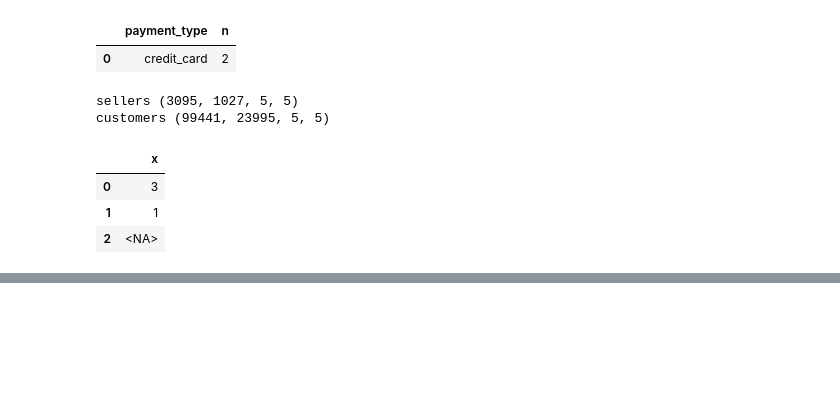
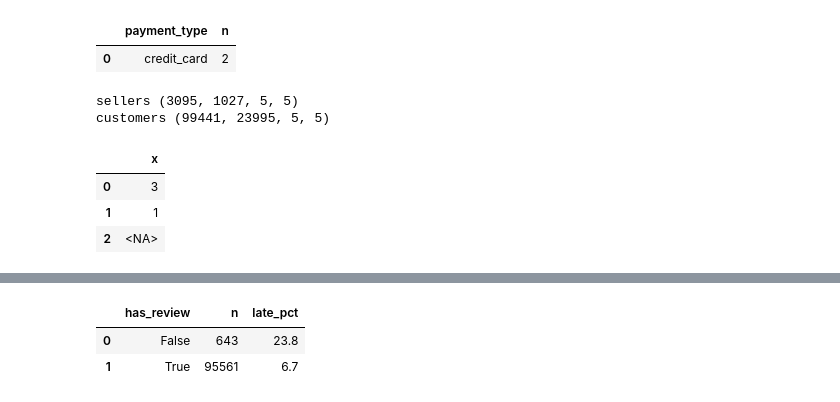
Before and after one commit to choi-yeonju/data-analysis-portfolio, a Jupyter notebook: olist/notebooks/01_load_check.ipynb, the cells around one changed output, grey strips where cells are left out. Saved outputs shown, nothing was run; the diff lists cells and outputs as text; code cells hidden in the pictures; blank space fills up the shorter version.

```diff
--- a/olist/notebooks/01_load_check.ipynb
+++ b/olist/notebooks/01_load_check.ipynb
@@ -394,0 +398,85 @@ GROUP BY order_id
+# %%
+# (a) 선택편향: 리뷰 없음/있음 지연율 → 기대: 23.8% / 6.7%
+# base 테이블은 02_geo_distance.ipynb에서 만들어지므로, 01번 노트북 단독 실행 시엔 모집단 필터를 orders에 인라인으로 적용
+display(con.execute("""
+SELECT (r.order_id IS NOT NULL) AS has_review,
+       COUNT(*) AS n,
+       ROUND(100.0 * AVG(CASE WHEN CAST(o.order_delivered_customer_date AS DATE)
+                               > CAST(o.order_estimated_delivery_date AS DATE)
+                          THEN 1 ELSE 0 END), 1) AS late_pct
+FROM orders o LEFT JOIN rev r USING (order_id)
+WHERE o.order_delivered_customer_date IS NOT NULL
+  AND o.order_purchase_timestamp >= '2017-01-01' AND o.order_purchase_timestamp < '2018-09-01'
+GROUP BY has_review
+""").df())
+
+# (b) 지연 주문 리뷰 응답 시점 → 기대: 도착 전 응답 70.1%, 도착 후 응답 주문의 저평점률 19.5%(비지연 9.2%의 2.1배)
+#     정의: review_answer_timestamp < order_delivered_customer_date (타임스탬프 그대로 비교, 날짜로 자르지 않음)
+#     주의: 날짜로 잘라서 비교하면 64.0%(<) ~ 73.1%(<=)로 값이 달라짐 — 반드시 이 정의를 그대로 쓸 것
+display(con.execute("""
+SELECT ROUND(100.0 * AVG(CASE WHEN r.review_answer_timestamp < o.order_delivered_customer_date
+                               THEN 1 ELSE 0 END), 1) AS pct_answered_before_delivery,
+       SUM(CASE WHEN r.review_answer_timestamp >= o.order_delivered_customer_date THEN 1 ELSE 0 END) AS n_after,
+       ROUND(100.0 * AVG(CASE WHEN r.review_answer_timestamp >= o.order_delivered_customer_date
+                          THEN CASE WHEN r.review_score <= 2 THEN 1 ELSE 0 END END), 1) AS low_pct_after_delivery
+FROM orders o JOIN rev r USING (order_id)
+WHERE o.order_delivered_customer_date IS NOT NULL
+  AND o.order_purchase_timestamp >= '2017-01-01' AND o.order_purchase_timestamp < '2018-09-01'
+  AND CAST(o.order_delivered_customer_date AS DATE) > CAST(o.order_estimated_delivery_date AS DATE)  -- late=1
+""").df())
+
+display(con.execute("""
+SELECT ROUND(100.0*AVG(CASE WHEN r.review_score<=2 THEN 1 ELSE 0 END),1) AS low_pct_nonlate
+FROM orders o JOIN rev r USING (order_id)
+WHERE o.order_delivered_customer_date IS NOT NULL
+  AND o.order_purchase_timestamp >= '2017-01-01' AND o.order_purchase_timestamp < '2018-09-01'
+  AND CAST(o.order_delivered_customer_date AS DATE) <= CAST(o.order_estimated_delivery_date AS DATE)  -- late=0
+""").df())
+
+# (c) D-00b 지표 202 / 96 — 서로 다른 지표이므로 별도로 재현 (201은 두 지표가 다르다는 걸 보여주는 중간값일 뿐, 공식 지표 아님)
+#     지표 A(202건): 중복 그룹 안에 점수 자체가 다른 값이 존재하는가 (정렬·순서 무관)
+display(con.execute("""
+SELECT COUNT(*) AS n_groups_score_differs
+FROM (SELECT order_id, COUNT(DISTINCT review_score) AS n_distinct
+      FROM order_reviews GROUP BY order_id HAVING COUNT(*) > 1)
+WHERE n_distinct > 1
+""").df())  # 기대: 202
+
+#     지표 C(96건): 최신 응답 vs 최초 응답 픽을 비교했을 때 low 라벨이 달라지는가
+#     "최초" 정의: 최신 규칙(review_answer_timestamp DESC, review_creation_date DESC, review_id ASC)의
+#                 1·2순위만 오름차순으로 뒤집고, review_id는 동일하게 ASC 유지(동률 0건이라 결과 영향 없음)
+display(con.execute("""
+WITH ranked AS (
+  SELECT *,
+    ROW_NUMBER() OVER (PARTITION BY order_id ORDER BY review_answer_timestamp DESC, review_creation_date DESC, review_id ASC) AS rn_latest,
+    ROW_NUMBER() OVER (PARTITION BY order_id ORDER BY review_answer_timestamp ASC,  review_creation_date ASC,  review_id ASC) AS rn_first
+  FROM order_reviews
+),
+multi AS (SELECT order_id FROM order_reviews GROUP BY order_id HAVING COUNT(*) > 1),
+latest AS (SELECT order_id, review_score AS score_latest FROM ranked WHERE rn_latest = 1),
+first  AS (SELECT order_id, review_score AS score_first  FROM ranked WHERE rn_first  = 1)
+SELECT COUNT(*) AS n_multi,
+       SUM(CASE WHEN (l.score_latest <= 2) <> (f.score_first <= 2) THEN 1 ELSE 0 END) AS n_low_flip
+FROM multi m JOIN latest l USING (order_id) JOIN first f USING (order_id)
+""").df())  # 기대: 547 / 96
+
+# (d) 분석기간 경계: 2016년 / 2018-09~10월 제외 건수 → 기대: 329 / 20(전부 도착일 없음)
+display(con.execute("""
+SELECT SUM(CASE WHEN order_purchase_timestamp < '2017-01-01' THEN 1 ELSE 0 END) AS n_2016,
+       SUM(CASE WHEN order_purchase_timestamp >= '2018-09-01' THEN 1 ELSE 0 END) AS n_2018_09_10,
+       SUM(CASE WHEN order_purchase_timestamp >= '2018-09-01' AND order_delivered_customer_date IS NULL
+                THEN 1 ELSE 0 END) AS n_2018_09_10_no_date
+FROM orders
+""").df())
+
+# (e) 분석 모집단(base와 동일 필터) 안 order_approved_at 결측 → 기대: 14건
+display(con.execute("""
+SELECT COUNT(*) - COUNT(order_approved_at) AS n_null_in_base
+FROM orders
+WHERE order_delivered_customer_date IS NOT NULL
+  AND order_purchase_timestamp >= '2017-01-01' AND order_purchase_timestamp < '2018-09-01'
+""").df())
+# %% [output]
+|  | has_review | n | late_pct |
+| 0 | False | 643 | 23.8 |
+| 1 | True | 95561 | 6.7 |
```
Also changed, not shown: parts of 4 cells of this notebook, 17 other files.
